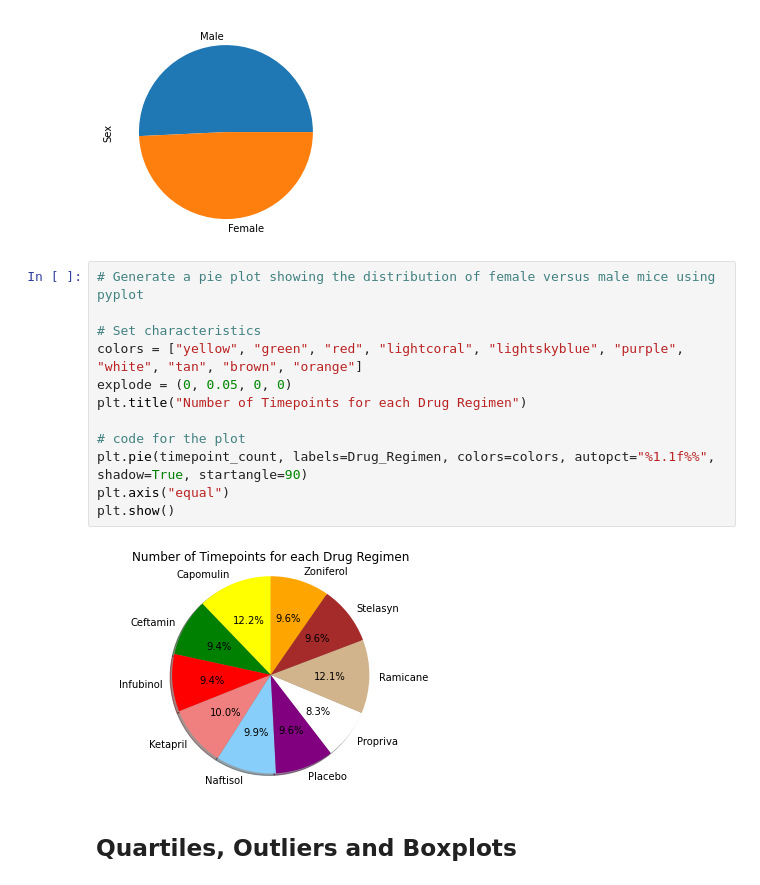
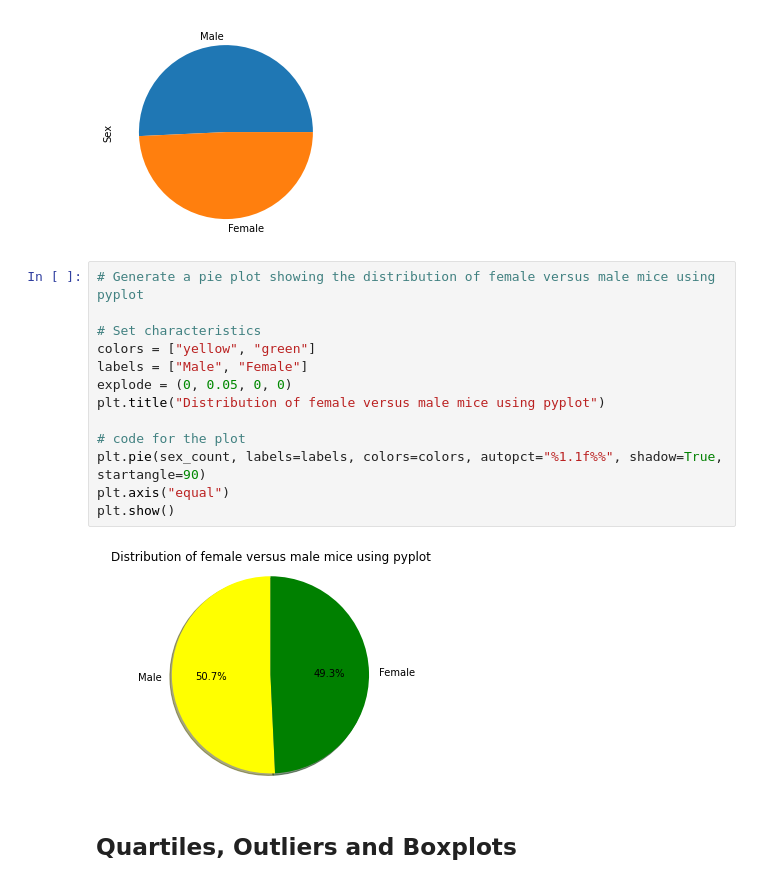
Before and after one commit to nladkins/matplotlib-challenge, a Jupyter notebook: Pymaceuticals/pymaceuticals_starter.ipynb, the cells around one changed output. Saved outputs shown, nothing was run; the diff lists cells and outputs as text.

```diff
--- a/Pymaceuticals/pymaceuticals_starter.ipynb
+++ b/Pymaceuticals/pymaceuticals_starter.ipynb
@@ -234,17 +234,18 @@ ax = sex_count.plot.pie(rot=0, figsize=(15,4))
 # %%
 # Generate a pie plot showing the distribution of female versus male mice using pyplot
 
 # Set characteristics
-colors = ["yellow", "green", "red", "lightcoral", "lightskyblue", "purple", "white", "tan", "brown", "orange"]
+colors = ["yellow", "green"]
+labels = ["Male", "Female"]
 explode = (0, 0.05, 0, 0)
-plt.title("Number of Timepoints for each Drug Regimen")
+plt.title("Distribution of female versus male mice using pyplot")
 
 # code for the plot
-plt.pie(timepoint_count, labels=Drug_Regimen, colors=colors, autopct="%1.1f%%", shadow=True, startangle=90)
+plt.pie(sex_count, labels=labels, colors=colors, autopct="%1.1f%%", shadow=True, startangle=90)
 plt.axis("equal")
 plt.show()
 # %% [output]
-[figure, old version]
+[figure, new version]
 # %% [markdown]
 ## Quartiles, Outliers and Boxplots
 # %%
```
Also changed, not shown: parts of 6 cells of this notebook.
